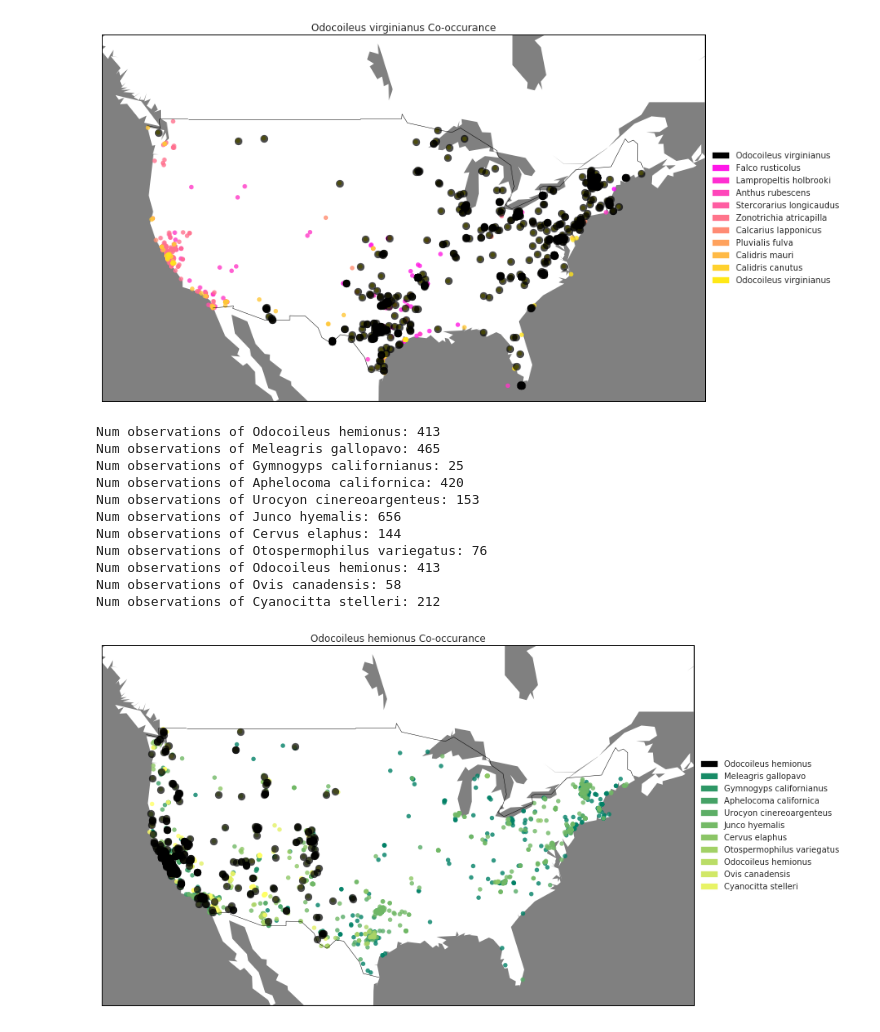
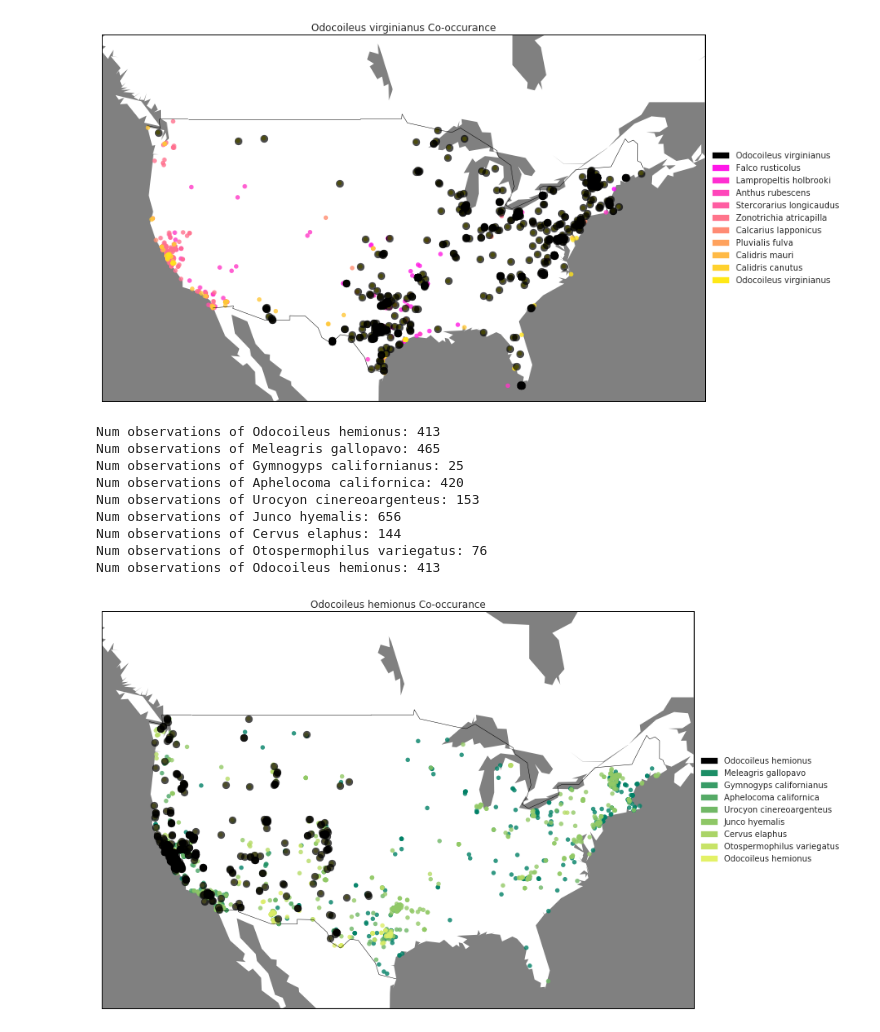
Before and after one commit to averyfaller/AM207Project, a Jupyter notebook: EM.ipynb, the cells around one changed output. Saved outputs shown, nothing was run; the diff lists cells and outputs as text; code cells hidden in the pictures.

Commit message:
Final em data

```diff
--- a/EM.ipynb
+++ b/EM.ipynb
@@ -285,7 +301,8 @@ class EMClassifier(object):
         plt.ylabel("Log Likelihood")
         plt.show()
 # %%
-EMClassifier = EMClassifier(species_lookup_dict=species_lookup_dict, data=np.matrix(grid_species_counts), num_topics=20)
+# ARE YOU SURE YOU WANT TO RUN THIS?
+emclassifier = EMClassifier(species_lookup_dict=species_lookup_dict, data=np.matrix(grid_species_counts), num_topics=20)
 # %% [output]
 Iteration 0
 Iteration 1
@@ -450,20 +479,18 @@ Num observations of Odocoileus virginianus: 630
 [figure]
 # %%
 # Mule Deer
-plot_cooccuring_species('Odocoileus hemionus', ['Meleagris gallopavo', 'Gymnogyps californianus', 'Aphelocoma californica', 'Urocyon cinereoargenteus', 'Junco hyemalis', 'Cervus elaphus', 'Otospermophilus variegatus', 'Odocoileus hemionus', 'Ovis canadensis', 'Cyanocitta stelleri'],
+plot_cooccuring_species('Odocoileus hemionus', ['Meleagris gallopavo', 'Gymnogyps californianus', 'Aphelocoma californica', 'Urocyon cinereoargenteus', 'Junco hyemalis', 'Cervus elaphus', 'Otospermophilus variegatus', 'Odocoileus hemionus'],
     'summer')
 # %% [output]
 Num observations of Odocoileus hemionus: 413
 Num observations of Meleagris gallopavo: 465
 Num observations of Gymnogyps californianus: 25
 Num observations of Aphelocoma californica: 420
 Num observations of Urocyon cinereoargenteus: 153
 Num observations of Junco hyemalis: 656
 Num observations of Cervus elaphus: 144
 Num observations of Otospermophilus variegatus: 76
 Num observations of Odocoileus hemionus: 413
-Num observations of Ovis canadensis: 58
-Num observations of Cyanocitta stelleri: 212
-[figure, old version]
+[figure, new version]
 # %%
 # American Moose
```
Also changed, not shown: parts of 7 cells of this notebook, 3 other files.
